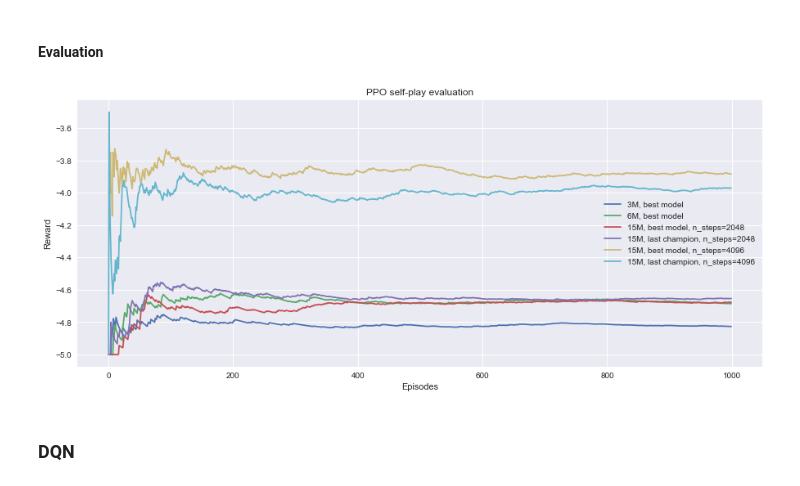
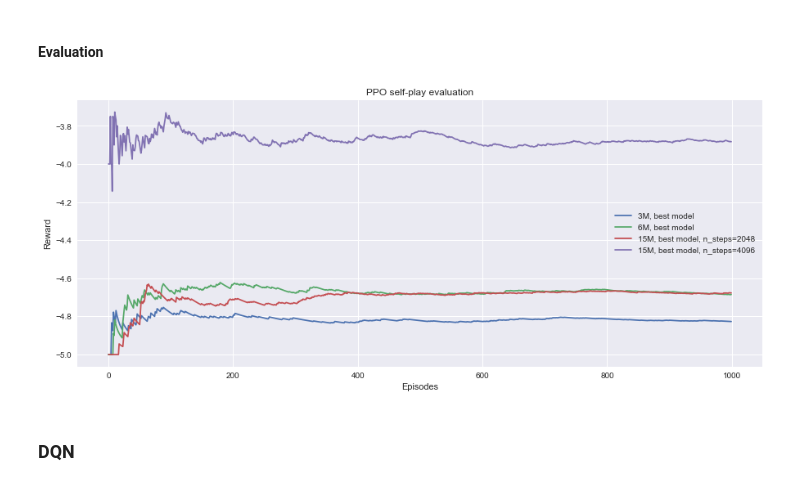
Before and after one commit to andreszpt/rl-slimevolley, a Jupyter notebook: src/selfplay.ipynb, the cells around one changed output. Drawn from its saved outputs; the diff is of its cells as text; code cells hidden in the pictures.

```diff
--- a/src/selfplay.ipynb
+++ b/src/selfplay.ipynb
@@ -172,25 +172,21 @@ save_results(eval_rew, eval_len, join('PPO', 'ppo_self_eval_15m_champ_v2.csv'))
 # %%
 ppo_eval1 = pd.read_csv(join(LOGDIR, 'PPO', 'ppo_self_eval_3m.csv')).loc[:, 'eval_rewards'].expanding().mean()
 ppo_eval2 = pd.read_csv(join(LOGDIR, 'PPO', 'ppo_self_eval_6m.csv')).loc[:, 'eval_rewards'].expanding().mean()
 ppo_eval3 = pd.read_csv(join(LOGDIR, 'PPO', 'ppo_self_eval_15m.csv')).loc[:, 'eval_rewards'].expanding().mean()
-ppo_eval4 = pd.read_csv(join(LOGDIR, 'PPO', 'ppo_self_eval_15m_champ.csv')).loc[:, 'eval_rewards'].expanding().mean()
-ppo_eval5 = pd.read_csv(join(LOGDIR, 'PPO', 'ppo_self_eval_15m_v2.csv')).loc[:, 'eval_rewards'].expanding().mean()
-ppo_eval6 = pd.read_csv(join(LOGDIR, 'PPO', 'ppo_self_eval_15m_champ_v2.csv')).loc[:, 'eval_rewards'].expanding().mean()
+ppo_eval4 = pd.read_csv(join(LOGDIR, 'PPO', 'ppo_self_eval_15m_v2.csv')).loc[:, 'eval_rewards'].expanding().mean()
 fig, ax = plt.subplots(figsize=(15, 6))
 ax.plot(ppo_eval1, label='3M, best model')
 ax.plot(ppo_eval2, label='6M, best model')
 ax.plot(ppo_eval3, label='15M, best model, n_steps=2048')
-ax.plot(ppo_eval4, label='15M, last champion, n_steps=2048')
-ax.plot(ppo_eval5, label='15M, best model, n_steps=4096')
-ax.plot(ppo_eval6, label='15M, last champion, n_steps=4096')
+ax.plot(ppo_eval4, label='15M, best model, n_steps=4096')
 ax.set_xlabel('Episodes')
 ax.set_ylabel('Reward')
 ax.set_title('PPO self-play evaluation')
 ax.legend();
 
 plt.savefig(join(FIGDIR, 'PPO self-play evaluation'), dpi=300, bbox_inches='tight')
 # %% [output]
-[figure, old version]
+[figure, new version]
 # %% [markdown]
 ### DQN
 # %% [markdown]
```
Also changed, not shown: parts of 3 cells of this notebook, 3 other files.
